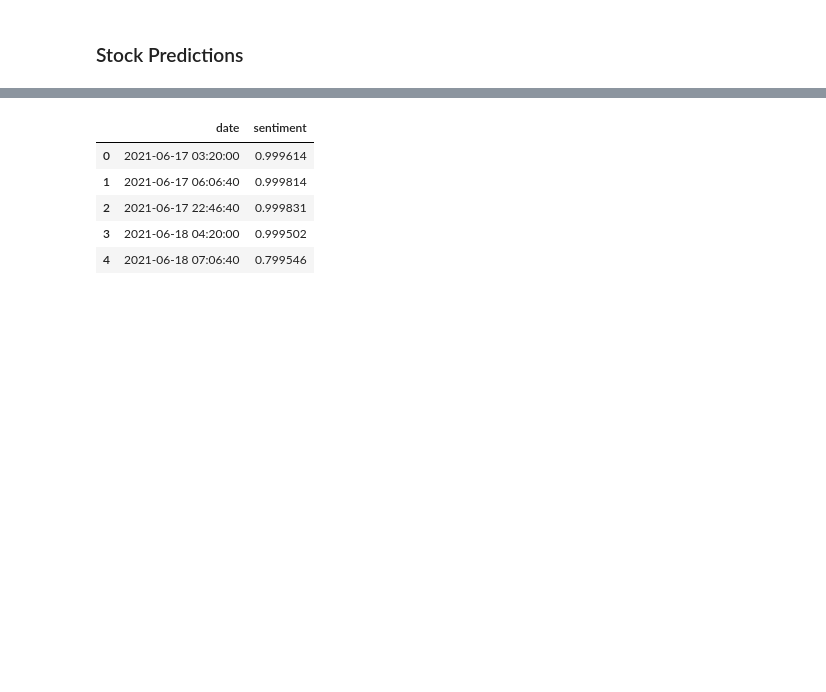
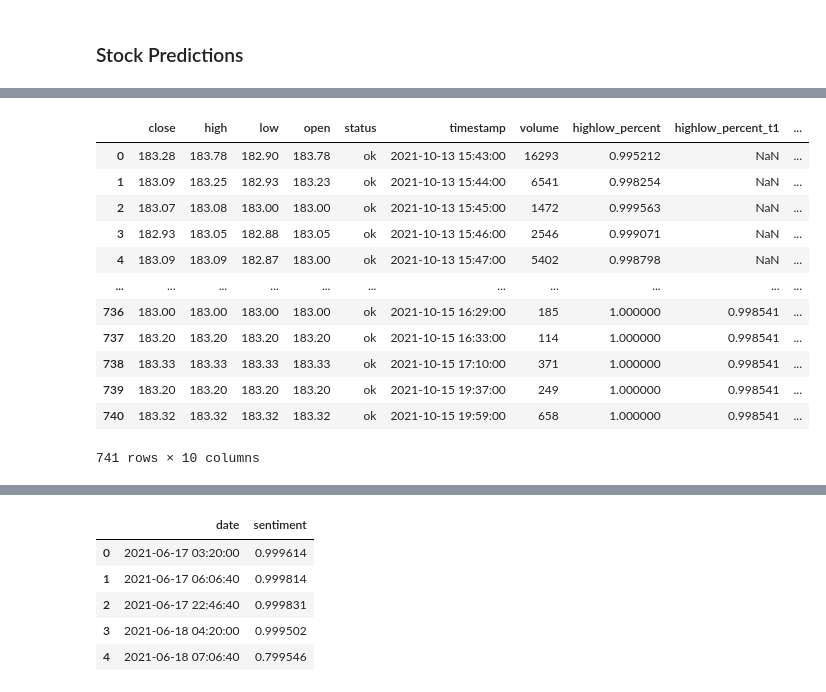
Before and after one commit to ileefmans/stock-sentiment, a Jupyter notebook: notebooks/exploratory_test_notebook.ipynb, the cells around one changed output, grey strips where cells are left out. Drawn from its saved outputs; the diff is of its cells as text; code cells hidden in the pictures; blank space fills up the shorter version.

```diff
--- a/notebooks/exploratory_test_notebook.ipynb
+++ b/notebooks/exploratory_test_notebook.ipynb
@@ -152,3 +192,19 @@ get_stock = Forecast("GME", output)
+# %%
+get_stock.stock_data
+# %% [output]
+|  | close | high | low | open | status | timestamp | volume | highlow_percent | highlow_percent_t1 | ... |
+| 0 | 183.28 | 183.78 | 182.90 | 183.78 | ok | 2021-10-13 15:43:00 | 16293 | 0.995212 | NaN | ... |
+| 1 | 183.09 | 183.25 | 182.93 | 183.23 | ok | 2021-10-13 15:44:00 | 6541 | 0.998254 | NaN | ... |
+| 2 | 183.07 | 183.08 | 183.00 | 183.00 | ok | 2021-10-13 15:45:00 | 1472 | 0.999563 | NaN | ... |
+| 3 | 182.93 | 183.05 | 182.88 | 183.05 | ok | 2021-10-13 15:46:00 | 2546 | 0.999071 | NaN | ... |
+| 4 | 183.09 | 183.09 | 182.87 | 183.00 | ok | 2021-10-13 15:47:00 | 5402 | 0.998798 | NaN | ... |
+| ... | ... | ... | ... | ... | ... | ... | ... | ... | ... | ... |
+| 736 | 183.00 | 183.00 | 183.00 | 183.00 | ok | 2021-10-15 16:29:00 | 185 | 1.000000 | 0.998541 | ... |
+| 737 | 183.20 | 183.20 | 183.20 | 183.20 | ok | 2021-10-15 16:33:00 | 114 | 1.000000 | 0.998541 | ... |
+| 738 | 183.33 | 183.33 | 183.33 | 183.33 | ok | 2021-10-15 17:10:00 | 371 | 1.000000 | 0.998541 | ... |
+| 739 | 183.20 | 183.20 | 183.20 | 183.20 | ok | 2021-10-15 19:37:00 | 249 | 1.000000 | 0.998541 | ... |
+| 740 | 183.32 | 183.32 | 183.32 | 183.32 | ok | 2021-10-15 19:59:00 | 658 | 1.000000 | 0.998541 | ... |
+741 rows × 10 columns
 # %%
 get_stock.assign_sentiment()
 get_stock.stock_data
```
Also changed, not shown: parts of 5 cells of this notebook.
